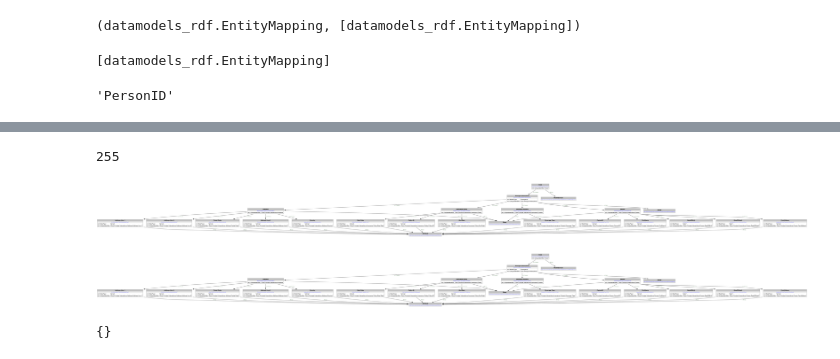
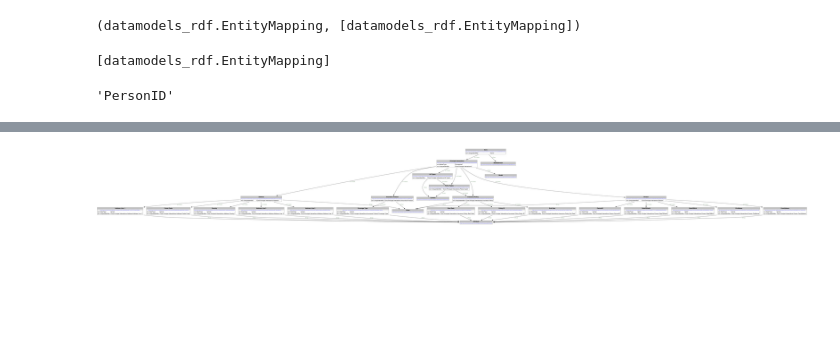
Before and after one commit to MrTomKimber/datamodels, a Jupyter notebook: Iteration 3.ipynb, the cells around one changed output, grey strips where cells are left out. Cells and saved outputs as stored; diff of their text form; code cells hidden in the pictures; blank space fills up the shorter version.

```diff
--- a/Iteration 3.ipynb
+++ b/Iteration 3.ipynb
@@ -242,7 +258,8 @@ serial_key = { "Business Domain" : "ModelDomain",
              "Entity" : "Class",
              "Attribute" : "Attribute",
              "DataType" : "DataType",
-             "Context" : "Context"}
+             "Context" : "Context",
+             "SubContext" : "SubContext"}
 # %%
 entities = get_contents_matching_subclass(onto.EntityAttributeRecord, onto.EntityMapping)
 data_properties = get_contents_matching_subclass(onto.EntityAttributeRecord, onto.DataPropertyMapping)
@@ -312,18 +332,20 @@ get_lineage(lineage_tree,'Context')
 # %%
-
-def gen_content(onto, row, entities, properties, data_properties, lineage_tree, batch_catalog):
+namespace = onto.base_iri
+def gen_content(onto, row, entities, properties, data_properties, lineage_tree, batch_catalog, namespace):
     triples = []
     top_level_objects = {}
     label_d = {}
     for e in entities:
         key = uuid.uuid4().hex
         subj = e.SerializationLabel.first()
+
         e_type = e.MappingMetaTarget.first()
-        data = row[e.SerializationLabel.first()]
+        data = row.get(e.SerializationLabel.first())
+        print ( e, subj, data, e_type)
         if data is not None:
             if data not in batch_catalog:
-                batch_catalog[data]=URIRef(key)
-                label_d[subj]=URIRef(key)
+                batch_catalog[data]=URIRef(key, namespace)
+                label_d[subj]=URIRef(key, namespace)
             else:
                 label_d[subj]=batch_catalog[data]
 
@@ -349,7 +371,9 @@ def gen_content(onto, row, entities, properties, data_properties, lineage_tree,
             prop = URIRef(p.MappingMetaTarget.first().iri)
 
     #        obj = Literal(row[p.MappingRange.first()])
+            print(p.MappingRange.first())
             obj = label_d.get(p.MappingRange.first())
+            print(subj,p, obj)
             if obj is not None:
                 triples.append((subj, prop, obj))
 
@@ -373,5 +397,5 @@ def gen_content(onto, row, entities, properties, data_properties, lineage_tree,
 triples =  []
 catalog = {}
 for row in data_rows:
-    t, catalog = gen_content(onto, remap(row, serial_key), entities, properties, data_properties, lineage_tree,catalog)
+    t, catalog = gen_content(onto, remap(row, serial_key), entities, properties, data_properties, lineage_tree,catalog, namespace)
     triples.extend( t )
@@ -378,21 +419,0 @@ for row in data_rows:
-# %%
-len(triples)
-# %% [output]
-255
-# %%
-row_g = Graph()
-
-for t in triples:
-    row_g.add(t)
-
-visualize(row_g)
-# %% [output]
-[figure, removed]
-# %%
-visualize(row_g)
-# %% [output]
-[figure, removed]
-# %%
-catalog
-# %% [output]
-{}
@@ -398,0 +422,16 @@ catalog
+# %%
+row_g = Graph()
+row_g.parse ("datamodels_rdf.owl", format='xml')
+dmns = Namespace(onto.base_iri)
+row_g.bind('dm', dmns, override=True, replace=True)
+row_g.bind('rdfs', RDFS)
+namespace_d = {'dm': dmns, 'rdfs' : RDFS, 'rdf' : RDF}
+
+view_g = Graph()
+
+for t in triples:
+    row_g.add(t)
+    view_g.add(t)
+visualize(view_g)
+# %% [output]
+[figure, added]
```
Also changed, not shown: parts of 12 cells of this notebook, 2 other files.
